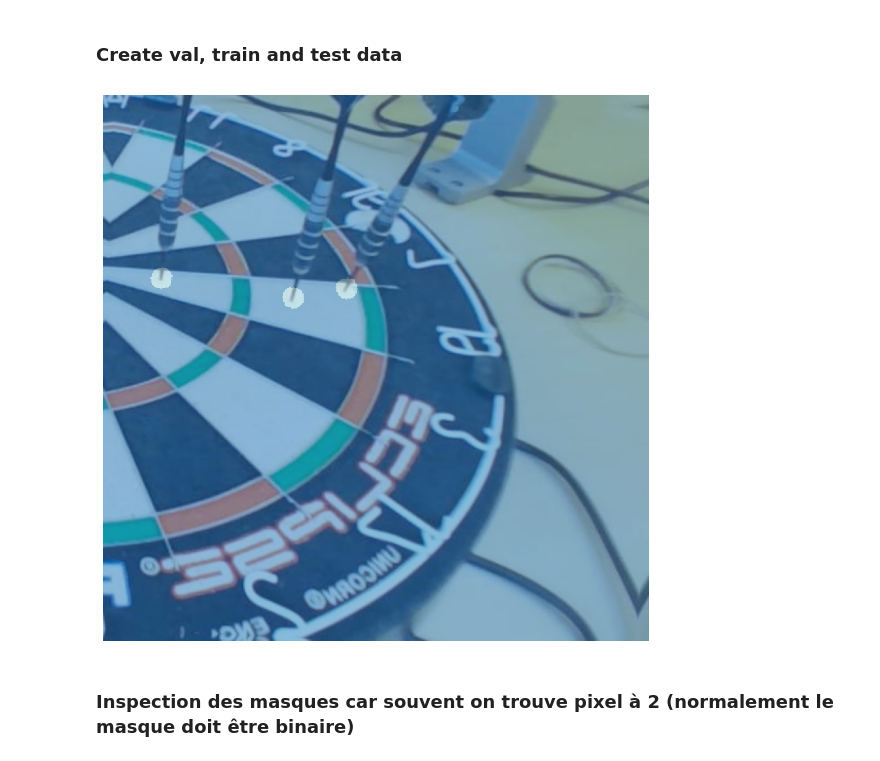
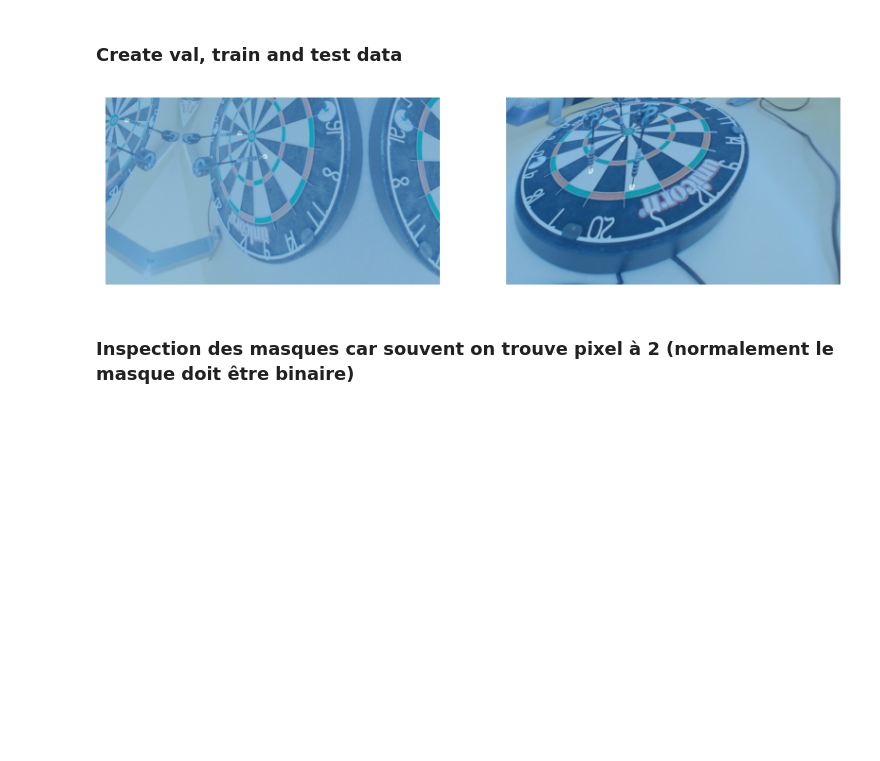
Before and after one commit to Dartsify/algorithme-de-reconnaissance, a Jupyter notebook: dartsify_ai_notebook_final.ipynb, the cells around one changed output. Saved outputs shown, nothing was run; the diff lists cells and outputs as text; code cells hidden in the pictures; blank space fills up the shorter version.

```diff
--- a/dartsify_ai_notebook_final.ipynb
+++ b/dartsify_ai_notebook_final.ipynb
@@ -90,13 +86,13 @@ View run at https://wandb.ai/david-ilungakalonga-universite-de-mons/Dartsify%20A
 # ID : nom unique de l'image
 # Position : format d'un dictionnaire avec les coordonnées des points de la cible et des fléchettes
 # Exemple de Position : "{'objects': {'point': {'x': x1, 'y': y1}}}"
-df = pd.read_csv('data/label.csv')[['ID', 'Position']]
+df = pd.read_csv('data/label900.csv')[['ID', 'Position']]
 
 # Supprimer les lignes qui n'ont pas d'ID
 df = df.dropna(subset=["ID"])
 
-dataset_path = Path('data/dataset/')
-mask_path = Path('data/masks2/')
+dataset_path = Path('data/dataset900_all/')
+mask_path = Path('data/masks/')
 
 
 df["image_path"] = df["ID"].apply(
@@ -149,7 +145,7 @@ def parse_position(position_text: str):
 
 
 rows = []
-for image_id, position_text in read_label_rows(Path('data/label.csv')):  # O(n) pour parcourir les lignes du fichier label.csv (normalement 300 lignes)
+for image_id, position_text in read_label_rows(Path('data/label900.csv')):  # O(n) pour parcourir les lignes du fichier label.csv (normalement 300 lignes)
   try:
     points = parse_position(position_text)
   except json.JSONDecodeError:
@@ -298,12 +316,12 @@ d_unet = DataBlock(blocks=(ImageBlock, MaskBlock),
 # %%
 # La taille du lot est passée dans le dataloader
 # Attention à l'overfitting et à l'utilisation excessive de la mémoire GPU
-BATCH_SIZE = 1
+BATCH_SIZE = 2
 # dls pour DataLoaders
 dls = d_unet.dataloaders(df_trainval, bs=BATCH_SIZE)
 dls.show_batch(max_n=2, figsize=(10,10))
 # %% [output]
-[figure, old version]
+[figure, new version]
 # %% [markdown]
 ### Inspection des masques car souvent on trouve pixel à 2 (normalement le masque doit être binaire)
 # %%
```
Also changed, not shown: parts of 44 cells of this notebook, 7 other files.
